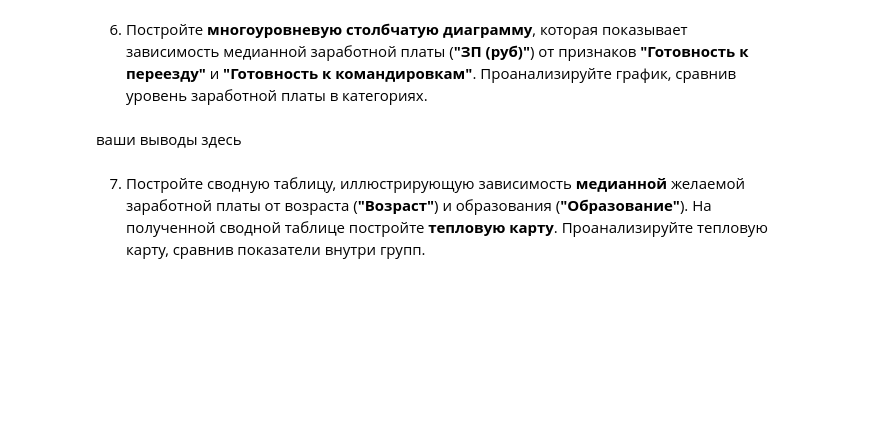
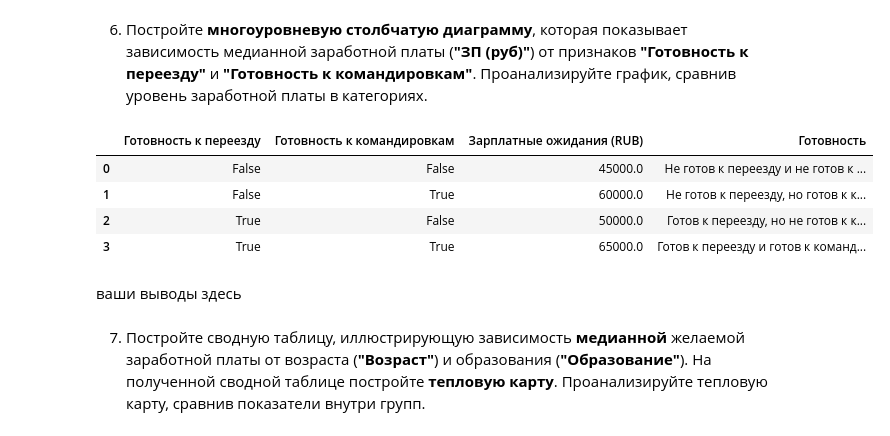
Before and after one commit to rafferti95/st_data_science, a Jupyter notebook: Project 1/Project 1.ipynb, the cells around one changed output. Drawn from its saved outputs; the diff is of its cells as text; code cells hidden in the pictures; blank space fills up the shorter version.

```diff
--- a/Project 1/Project 1.ipynb
+++ b/Project 1/Project 1.ipynb
@@ -497,7 +508,26 @@ main_axes.set_title('Распределение медианных зарпла
 # %% [markdown]
 6. Постройте **многоуровневую столбчатую диаграмму**, которая показывает зависимость медианной заработной платы (**"ЗП (руб)"**) от признаков **"Готовность к переезду"** и **"Готовность к командировкам"**. Проанализируйте график, сравнив уровень заработной платы в категориях.
 # %%
-# ваш код здесь
+test2 = data_set_salary.groupby(by = ['Готовность к переезду', 'Готовность к командировкам'], as_index = False)['Зарплатные ожидания (RUB)'].median()
+
+def name(salary):
+    if salary == 45000:
+        return 'Не готов к переезду и не готов к командировкам'
+    elif salary == 60000:
+        return 'Не готов к переезду, но готов к командировкам'
+    elif salary == 50000:
+        return 'Готов к переезду, но не готов к командировкам'
+    else:
+        return 'Готов к переезду и готов к командировкам'
+
+test2['Готовность'] = test2['Зарплатные ожидания (RUB)'].apply(name)
+display(test2)
+# %% [output]
+|  | Готовность к переезду | Готовность к командировкам | Зарплатные ожидания (RUB) | Готовность |
+| 0 | False | False | 45000.0 | Не готов к переезду и не готов к ... |
+| 1 | False | True | 60000.0 | Не готов к переезду, но готов к к... |
+| 2 | True | False | 50000.0 | Готов к переезду, но не готов к к... |
+| 3 | True | True | 65000.0 | Готов к переезду и готов к команд... |
 # %% [markdown]
 ваши выводы здесь
 # %% [markdown]
```
Also changed, not shown: parts of 3 cells of this notebook.
